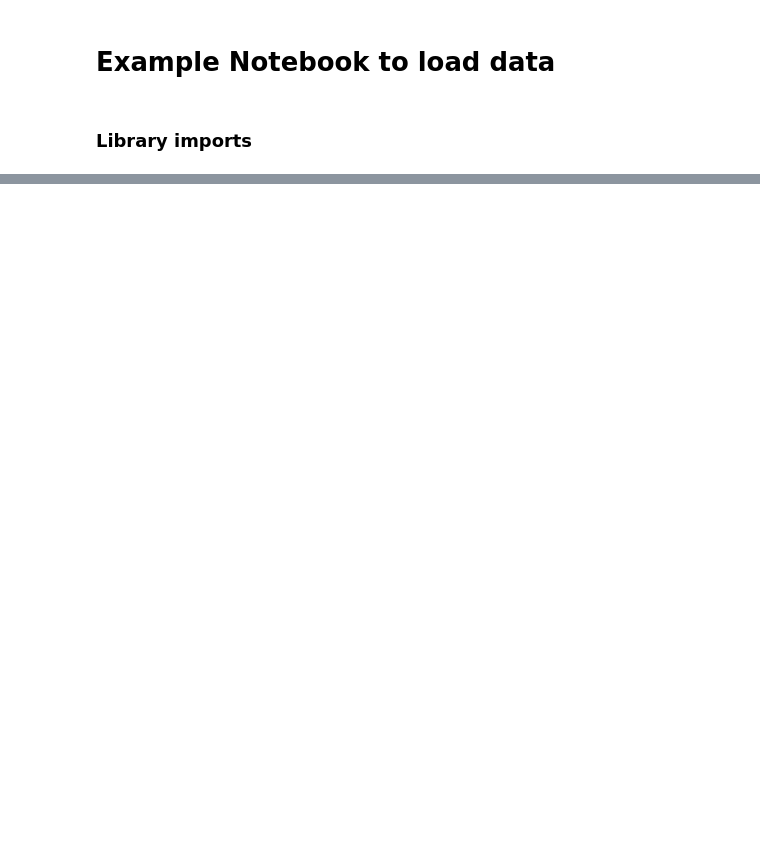
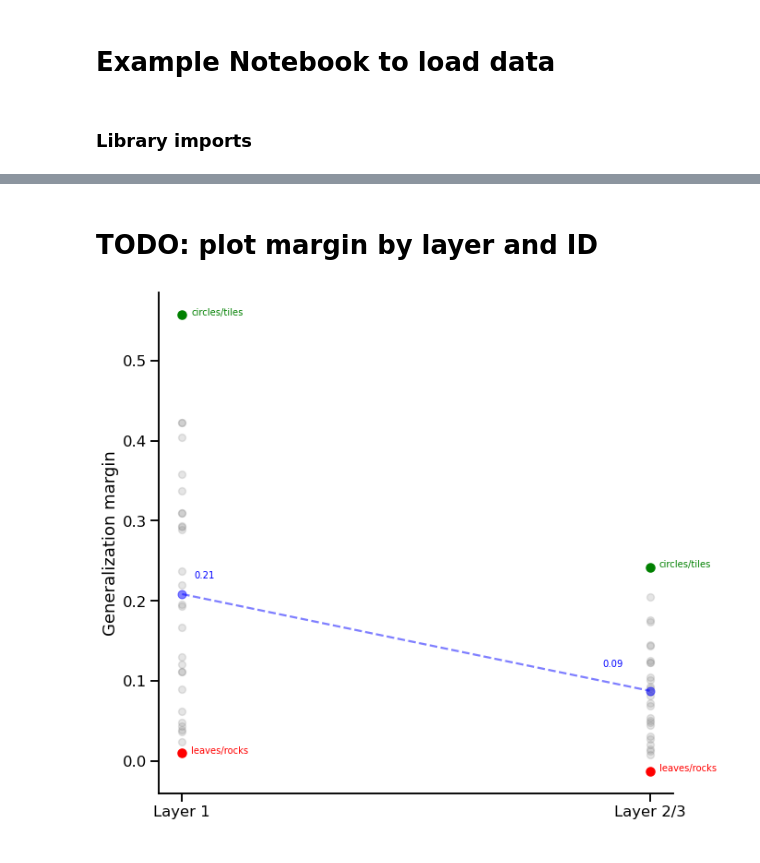
Before and after one commit to NunezKant/Dprime, a Jupyter notebook: PassiveStim/scripts/Minimal load example.ipynb, the cells around one changed output, grey strips where cells are left out. Saved outputs shown, nothing was run; the diff lists cells and outputs as text; code cells hidden in the pictures; blank space fills up the shorter version.

```diff
--- a/PassiveStim/scripts/Minimal load example.ipynb
+++ b/PassiveStim/scripts/Minimal load example.ipynb
@@ -27,0 +145,32 @@ cats, stim_idx = utils.get_stim_class_and_samples_ix(subset_stim, n_categories=8
+# %% [markdown]
+# TODO: plot margin by layer and ID
+# %%
+cat_pairs = utils.categorypairs_parser(cat_dict,pairs)
+plt.figure(figsize=(10,10))
+maxpair_L1 = mean_margin_L1.mean(1).argmax()
+minpair_L1 = mean_margin_L1.mean(1).argmin()
+maxpair_L2 = mean_margin_L2.mean(1).argmax()
+minpair_L2 = mean_margin_L2.mean(1).argmin()
+plt.scatter(np.zeros_like(mean_margin_L1.mean(1)),mean_margin_L1.mean(1),c="grey",s=60, alpha = 0.2)
+plt.scatter(np.ones_like(mean_margin_L2.mean(1)),mean_margin_L2.mean(1),c="grey",s=60, alpha = 0.2)
+point1 = [0, mean_margin_L1.mean()]
+point2 = [1, mean_margin_L2.mean()]
+x_values = [point1[0], point2[0]]
+y_values = [point1[1], point2[1]]
+plt.plot(x_values, y_values, 'bo', linestyle="--", alpha = 0.5)
+plt.text(point1[0]+0.025, point1[1]+0.02, str(np.round(mean_margin_L1.mean(),2)), color = "b")
+plt.text(point2[0]-0.10, point2[1]+0.03, str(np.round(mean_margin_L2.mean(),2)), color = "b")
+plt.scatter(0, mean_margin_L1.mean(1).max(),color="g")
+plt.scatter(0, mean_margin_L1.mean(1).min(),color="r")
+plt.text(0+.02, mean_margin_L1.mean(1).max(), cat_pairs[maxpair_L1], color = "g")
+plt.text(0+.02, mean_margin_L1.mean(1).min(), cat_pairs[minpair_L1], color = "r")
+plt.scatter(1, mean_margin_L2.mean(1).max(),color="g")
+plt.scatter(1, mean_margin_L2.mean(1).min(),color="r")
+plt.text(1+.02, mean_margin_L2.mean(1).max(), cat_pairs[maxpair_L2], color = "g")
+plt.text(1+.02, mean_margin_L2.mean(1).min(), cat_pairs[minpair_L2], color = "r")
+plt.ylabel("Generalization margin")
+plt.xticks([0, 1],["Layer 1", "Layer 2/3"])
+plt.xlabel(" ");
+sns.despine()
+# %% [output]
+[figure, added]
```
Also changed, not shown: parts of 14 cells of this notebook, 2 other files.
